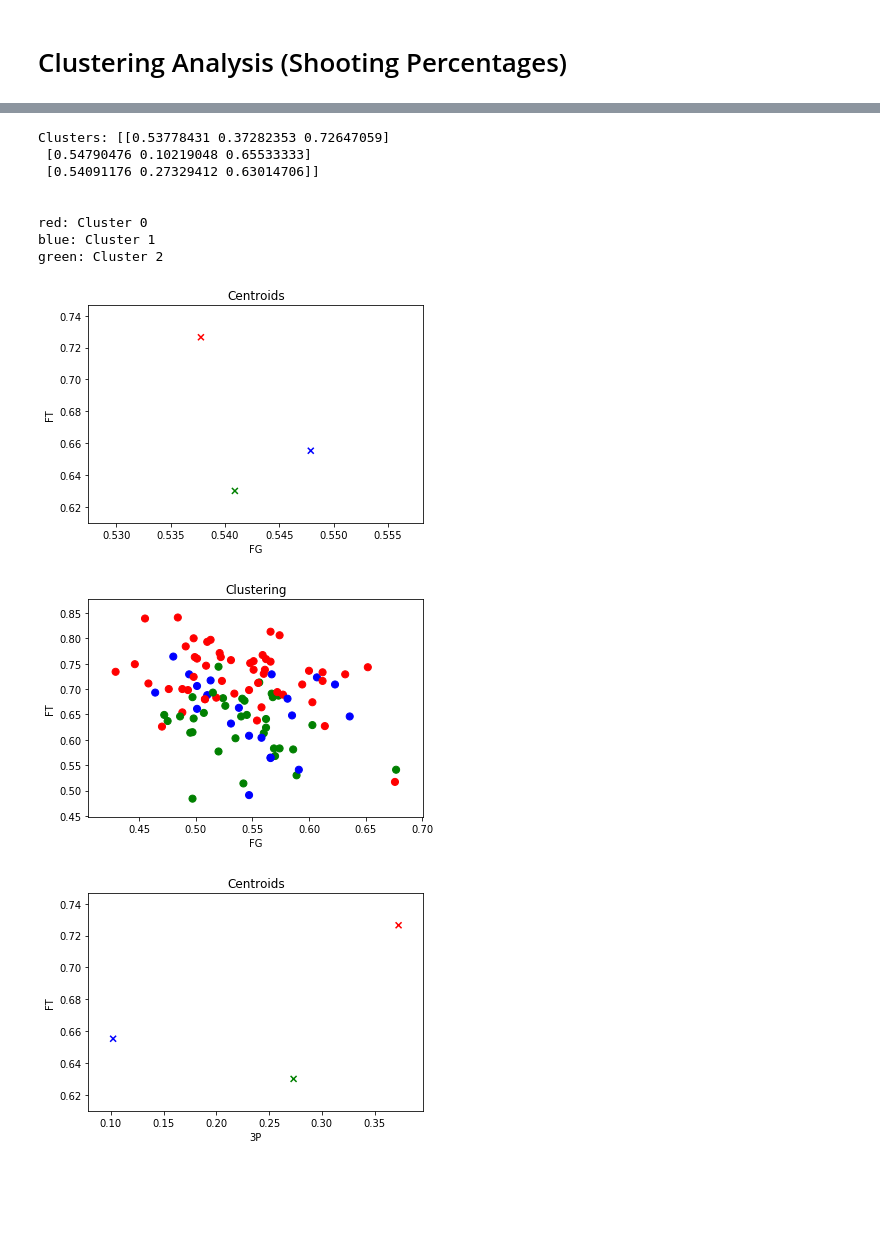
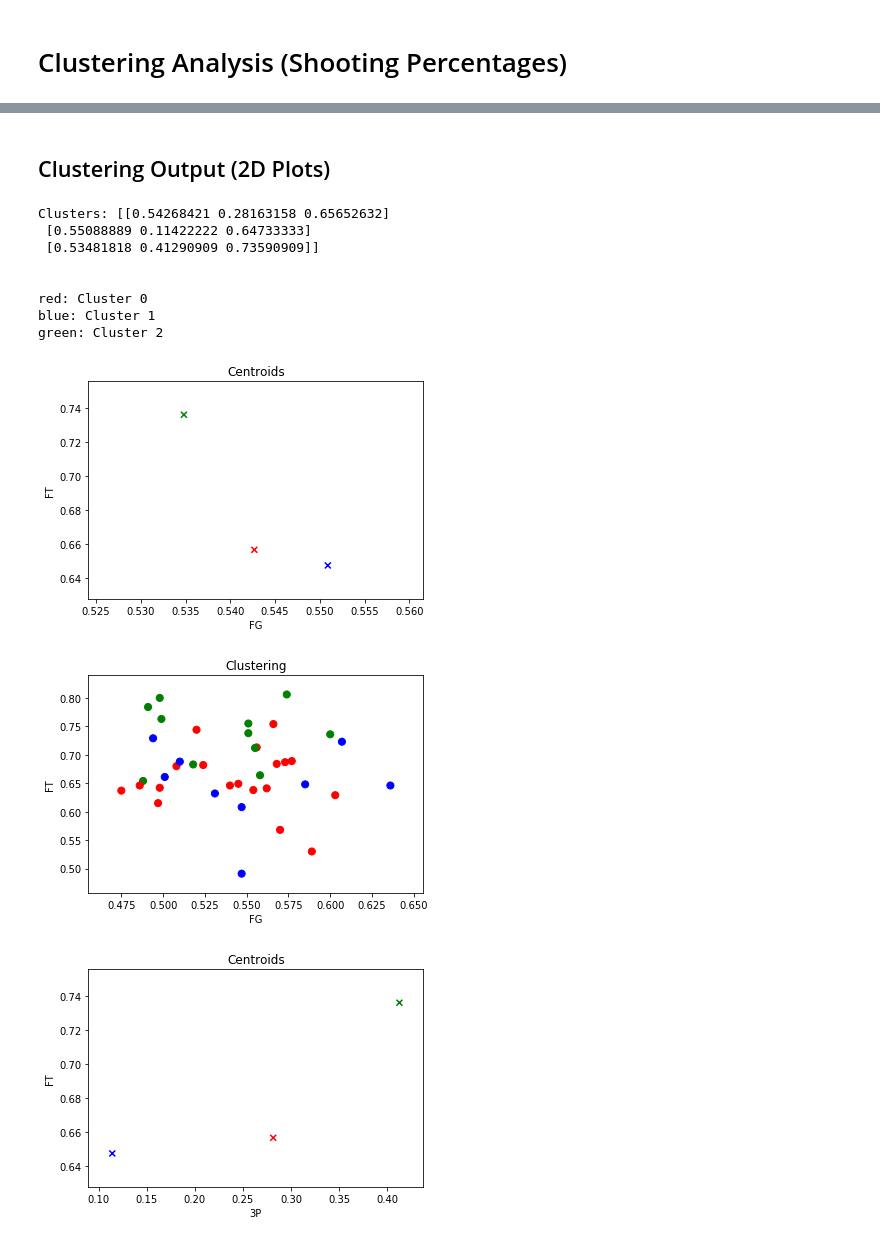
Before and after one commit to vivvvli/nba-draft-analysis, a Jupyter notebook: clustering-percentages.ipynb, the cells around one changed output, grey strips where cells are left out. Cells and saved outputs as stored; diff of their text form; code cells hidden in the pictures; blank space fills up the shorter version.

```diff
--- a/clustering-percentages.ipynb
+++ b/clustering-percentages.ipynb
@@ -59,3 +29,6 @@ num_clusters = 3
 max_draft_selection = 30
 positions = ['Center']
 min_three_pointers_attempted = 5
+start_year = 1990
+end_year = 2020
+color_theme = np.array(['red','blue','green', 'yellow', 'orange'])## Initialize Parameters
@@ -62,4 +37,8 @@ min_three_pointers_attempted = 5
 # %%
+df = []
+for i in range(start_year, end_year):
+    df.append(map['draft_data_{}'.format(i)])## Clean, Partition, Transform Data
+
 percentages_df = pd.concat(df)
 percentages_df = percentages_df[percentages_df['Pk']  <= max_draft_selection]
 if len(positions) != 0:
@@ -90,5 +70,7 @@ plt.show()
+# %% [markdown]
+## Clustering Output (2D Plots)
 # %%
-centroids = clustering.cluster_centers_
+## Clustering Output (2D Plots)centroids = clustering.cluster_centers_
 print('Clusters: {}'.format(centroids))
 print('\n')
 t = np.arange(num_clusters)
@@ -109,36 +91,36 @@ plt.show()
 
 plt.scatter(centroids[:,1], centroids[:,2], marker="x", c=color_theme[t])
 plt.title('Centroids')
 plt.xlabel('3P')
 plt.ylabel('FT')
 plt.show()
 
 plt.scatter(x=sg_df.threePointPercentage,y=sg_df.FT,c=color_theme[clustering.labels_],s=50)
 plt.title('Clustering')
 plt.xlabel('3P')
 plt.ylabel('FT')
 plt.show()
 
 plt.scatter(centroids[:,0], centroids[:,1], marker="x", c=color_theme[t])
 plt.title('Centroids')
 plt.xlabel('FG')
 plt.ylabel('3P')
 plt.show()
 
 plt.scatter(x=sg_df.FG,y=sg_df.threePointPercentage,c=color_theme[clustering.labels_],s=50)
 plt.title('Clustering')
 plt.xlabel('FG')
 plt.ylabel('3P')
 plt.show()
 # %% [output]
-Clusters: [[0.53778431 0.37282353 0.72647059]
- [0.54790476 0.10219048 0.65533333]
- [0.54091176 0.27329412 0.63014706]]
+Clusters: [[0.54268421 0.28163158 0.65652632]
+ [0.55088889 0.11422222 0.64733333]
+ [0.53481818 0.41290909 0.73590909]]
 
 
 red: Cluster 0
 blue: Cluster 1
 green: Cluster 2
-[figure, old version]
+[figure, new version]
-[figure, old version]
+[figure, new version]
-[figure, old version]
+[figure, new version]
```
Also changed, not shown: parts of 19 cells of this notebook, 2 other files.
